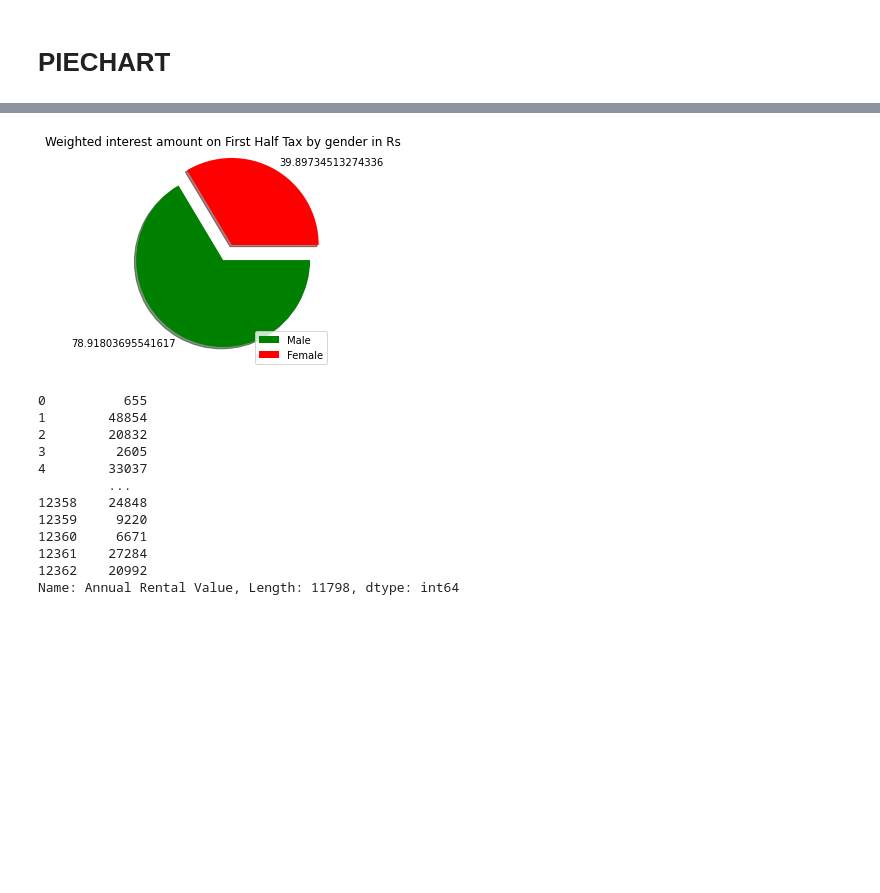
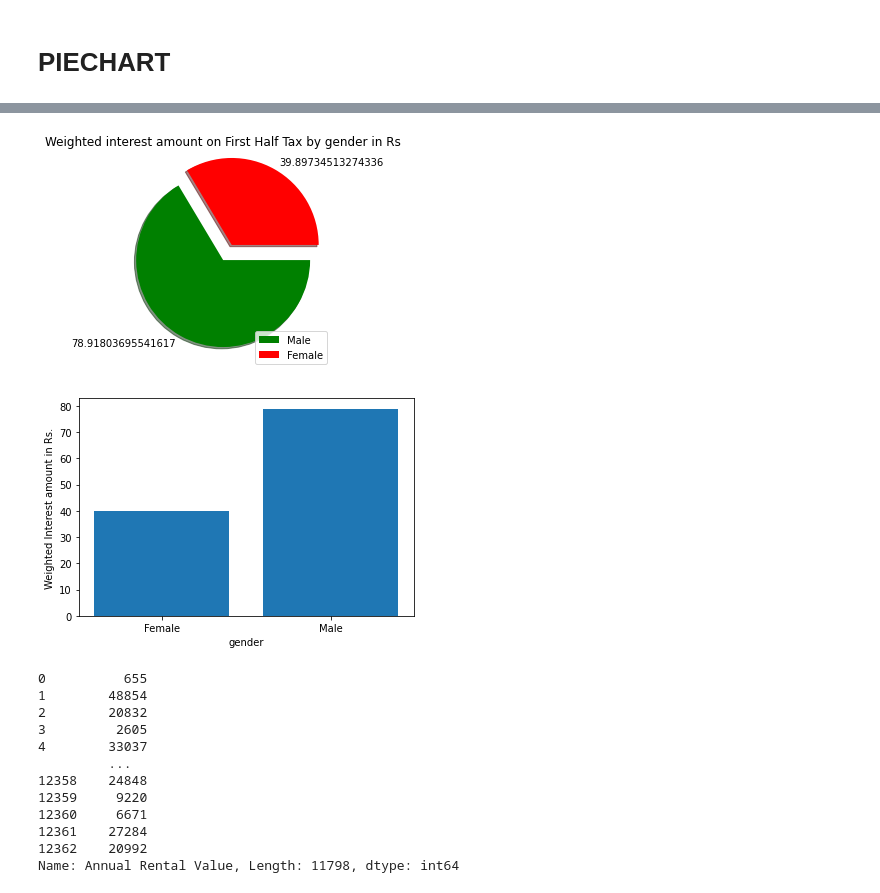
Before and after one commit to AnuravModak/data_analysis, a Jupyter notebook: data_analysis.ipynb, the cells around one changed output, grey strips where cells are left out. Saved outputs shown, nothing was run; the diff lists cells and outputs as text; code cells hidden in the pictures; blank space fills up the shorter version.

```diff
--- a/data_analysis.ipynb
+++ b/data_analysis.ipynb
@@ -209,18 +221,21 @@ plt.show()
 # %%
 # PIE CHART FOR "Current First Half Tax" on propotion
 female_first_half=sum(female["Interest Due on Current First Half Tax Due"].values)/len(female["Assessment Number"].values)
 male_first_half=sum(male["Interest Due on Current First Half Tax Due"].values)/len(male["Assessment Number"].values)
 labels=["Male","Female"]
 values=[male_first_half,female_first_half]
 explode = (0,0.2)
 plt.pie(values,colors=["green","red"],labels=values,explode=explode,counterclock=False, shadow=True)
 plt.title('Weighted interest amount on First Half Tax by gender in Rs')
 
 plt.legend(labels,loc=4)
 
 plt.show()
+
+bar_graph(["Female","Male"],[female_first_half,male_first_half],"gender","Weighted Interest amount in Rs.")
 # %% [output]
 [figure]
+[figure, added]
 # %%
 male_arv=male["Annual Rental Value"].copy()
 male_arv
```
Also changed, not shown: parts of 53 cells of this notebook.
